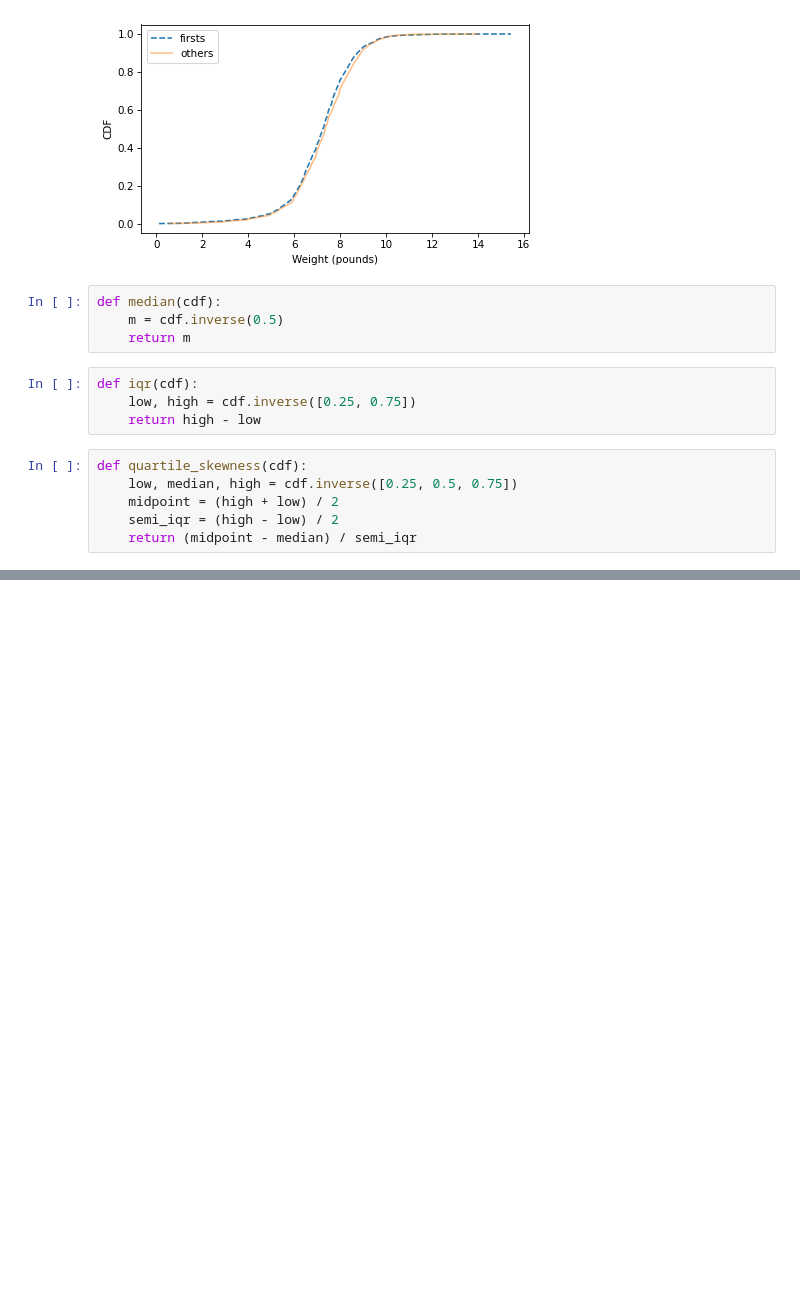
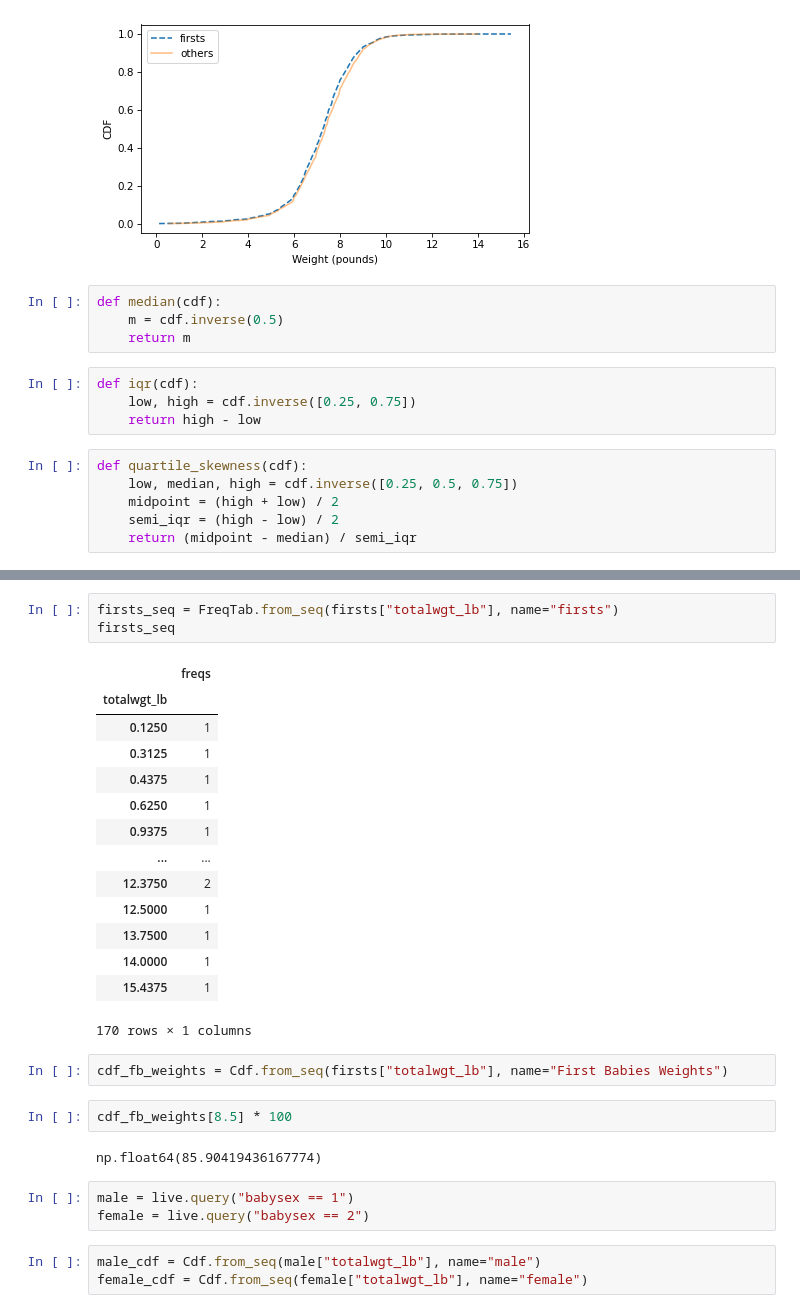
Before and after one commit to lochnes-007/EDA, a Jupyter notebook: nsfg.ipynb, the cells around one changed output, grey strips where cells are left out. Saved outputs shown, nothing was run; the diff lists cells and outputs as text; blank space fills up the shorter version.

```diff
--- a/nsfg.ipynb
+++ b/nsfg.ipynb
@@ -804,0 +823,30 @@ def quartile_skewness(cdf):
+# %%
+firsts_seq = FreqTab.from_seq(firsts["totalwgt_lb"], name="firsts")
+firsts_seq
+# %% [output]
+|  | freqs |
+| totalwgt_lb |  |
+| 0.1250 | 1 |
+| 0.3125 | 1 |
+| 0.4375 | 1 |
+| 0.6250 | 1 |
+| 0.9375 | 1 |
+| ... | ... |
+| 12.3750 | 2 |
+| 12.5000 | 1 |
+| 13.7500 | 1 |
+| 14.0000 | 1 |
+| 15.4375 | 1 |
+170 rows × 1 columns
+# %%
+cdf_fb_weights = Cdf.from_seq(firsts["totalwgt_lb"], name="First Babies Weights")
+# %%
+cdf_fb_weights[8.5] * 100
+# %% [output]
+np.float64(85.90419436167774)
+# %%
+male = live.query("babysex == 1")
+female = live.query("babysex == 2")
+# %%
+male_cdf = Cdf.from_seq(male["totalwgt_lb"], name="male")
+female_cdf = Cdf.from_seq(female["totalwgt_lb"], name="female")
```
Also changed, not shown: parts of 19 cells of this notebook.
